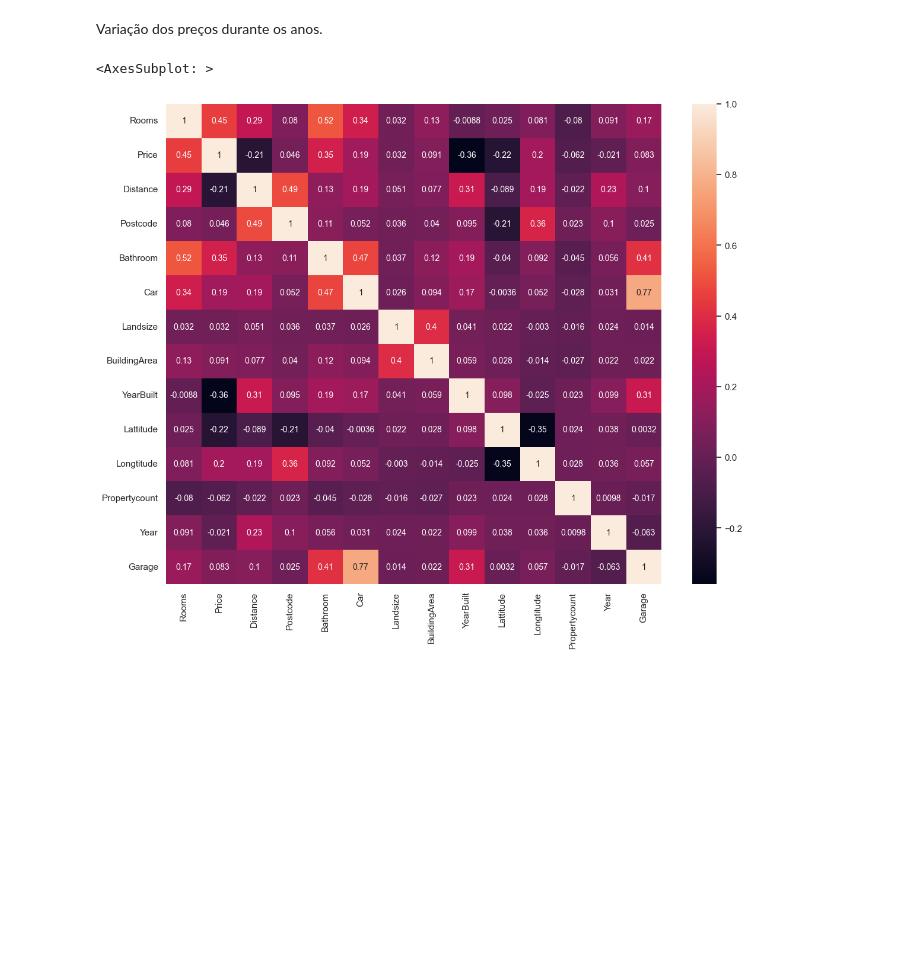
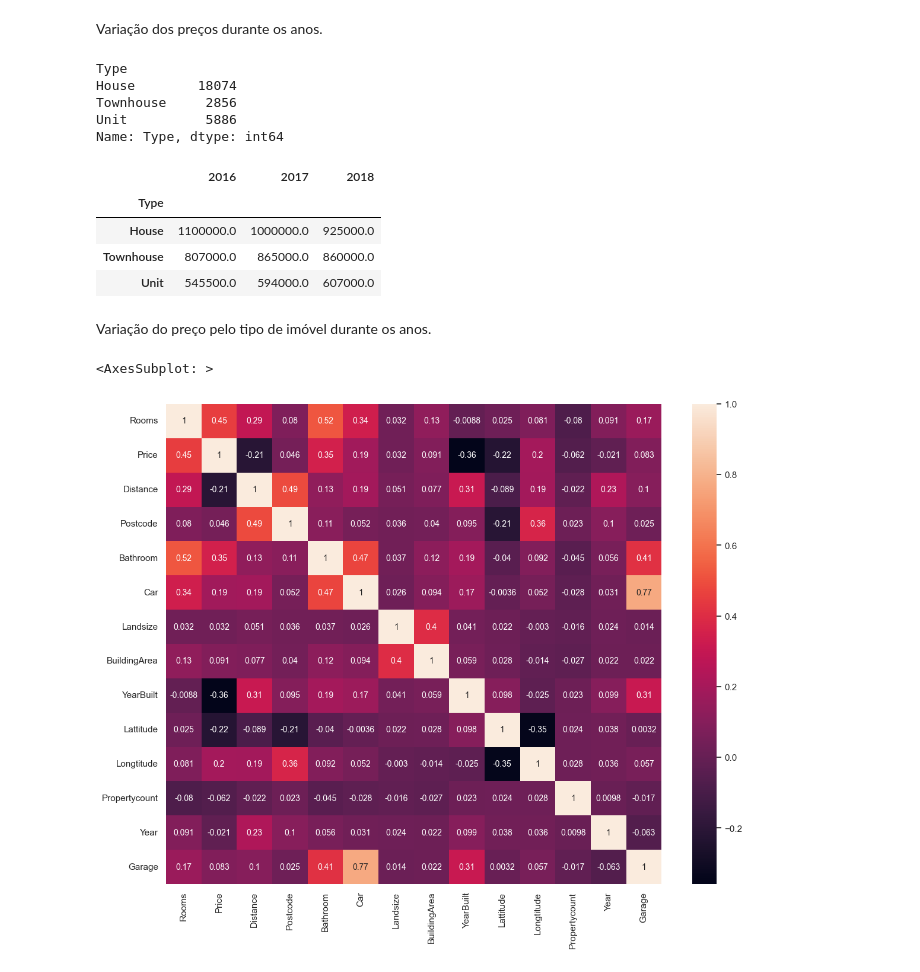
Before and after one commit to Riguini/Melbourne-Housing-Snapshot, a Jupyter notebook: Notebooks/Melbourne_Housing_Dataset.ipynb, the cells around one changed output. Saved outputs shown, nothing was run; the diff lists cells and outputs as text; code cells hidden in the pictures; blank space fills up the shorter version.

```diff
--- a/Notebooks/Melbourne_Housing_Dataset.ipynb
+++ b/Notebooks/Melbourne_Housing_Dataset.ipynb
@@ -449,15 +450,3 @@ df["Year"].value_counts()
 2016     7934
 2018     3612
 Name: Year, dtype: int64
-# %%
-df_2016 = df[df['Year']==2016]
-df_2017 = df[df['Year']==2017]
-df_2018 = df[df['Year']==2018]
-p_2016 = df_2016.groupby("Rooms").agg({"Price":['median']})
-p_2016.rename({"median": "2016"},axis=1, inplace=True)
-p_2017 = df_2017.groupby("Rooms").agg({"Price":['median']})
-p_2017.rename({"median": "2017"},axis=1, inplace=True)
-p_2018 = df_2018.groupby("Rooms").agg({"Price":['median']})
-p_2018.rename({"median": "2018"},axis=1, inplace=True)
-price_variation = pd.concat([p_2016, p_2017,p_2018], axis=1)
-price_variation['Price']
@@ -473,0 +465,11 @@ price_variation['Price']
+# %%
+year_list = [2016, 2017, 2018]
+price_variation = pd.DataFrame()
+
+for year in year_list:
+    df_year = df[df['Year'] == year]
+    p_year = df_year.groupby('Rooms')['Price'].median()
+    price_variation[f'{year}'] = p_year
+
+price_variation.columns = ['2016', '2017', '2018']
+price_variation
@@ -474,5 +486,31 @@ price_variation['Price']
 # %% [markdown]
 Variação dos preços durante os anos.
+# %%
+df.groupby(['Type'])['Type'].count()
+# %% [output]
+Type
+House        18074
+Townhouse     2856
+Unit          5886
+Name: Type, dtype: int64
+# %%
+years = [2016, 2017, 2018]
+dfs = []
+for year in years:
+    df_year = df[df['Year']==year]
+    p_year = df_year.groupby("Type").agg({"Price": ['median']})
+    p_year.columns = [f"{year}"]
+    dfs.append(p_year)
+price_variation = pd.concat([p_2016, p_2017,p_2018], axis=1)
+price_variation['Price']
+# %% [output]
+|  | 2016 | 2017 | 2018 |
+| Type |  |  |  |
+| House | 1100000.0 | 1000000.0 | 925000.0 |
+| Townhouse | 807000.0 | 865000.0 | 860000.0 |
+| Unit | 545500.0 | 594000.0 | 607000.0 |
+# %% [markdown]
+Variação do preço pelo tipo de imóvel durante os anos.
 # %%
 
 corrmat=df.corr()
```
Also changed, not shown: parts of 8 cells of this notebook.
